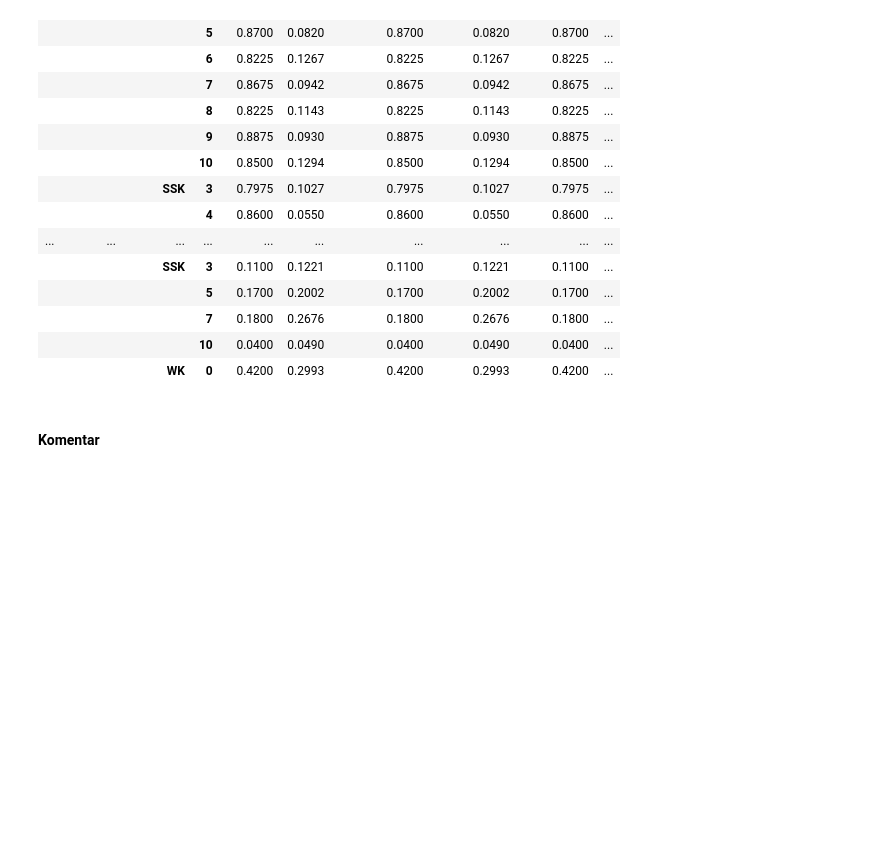
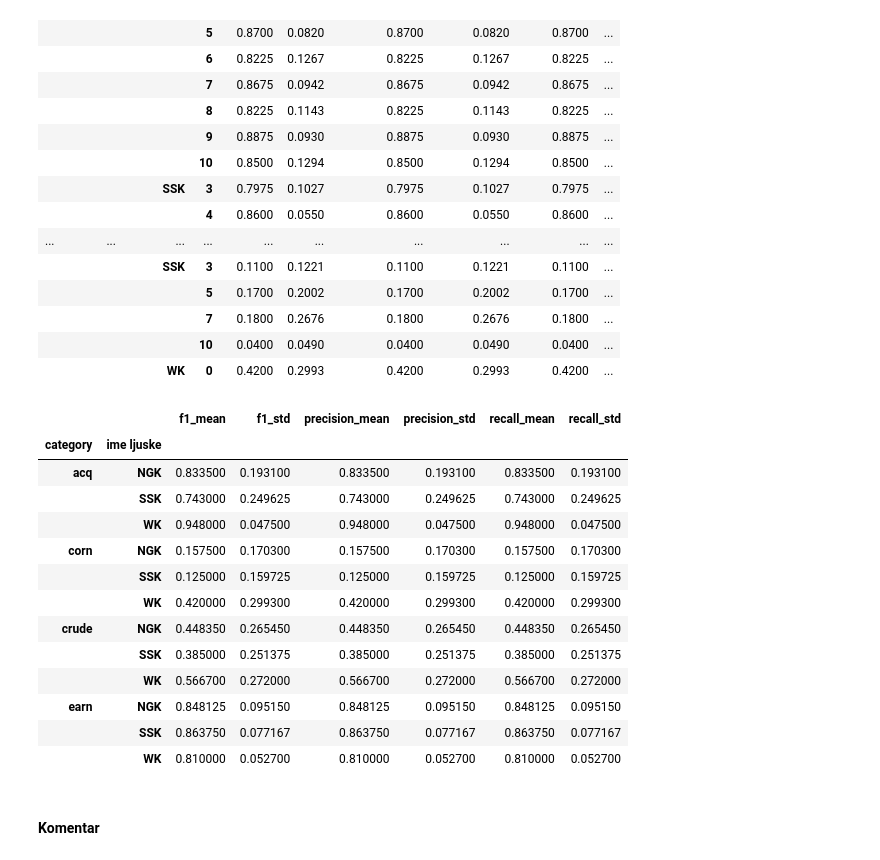
Before and after one commit to majajuric/UUZOP-Text-Classification-using-String-Kernels, a Jupyter notebook: Poboljšanje rezultata.ipynb, the cells around one changed output. Cells and saved outputs as stored; diff of their text form; code cells hidden in the pictures; blank space fills up the shorter version.

```diff
--- a/Poboljšanje rezultata.ipynb
+++ b/Poboljšanje rezultata.ipynb
@@ -21,7 +21,7 @@ from sklearn.feature_extraction.text import TfidfTransformer
 pd.set_option('display.max_rows', None)
 pd.set_option('display.max_columns', None)
 pd.set_option('display.width', None)
-pd.set_option('display.max_colwidth', -1)
+pd.set_option('display.max_colwidth', None)
 # %%
 clanci = pd.read_csv("my_data/data/clanci_split.csv", index_col = 0)
 clanci.head()
@@ -474,6 +456,24 @@ display(rezultat)
 |  |  |  | 7 | 0.1800 | 0.2676 | 0.1800 | 0.2676 | 0.1800 | ... |
 |  |  |  | 10 | 0.0400 | 0.0490 | 0.0400 | 0.0490 | 0.0400 | ... |
 |  |  | WK | 0 | 0.4200 | 0.2993 | 0.4200 | 0.2993 | 0.4200 | ... |
+# %%
+grupirano = rezultat.groupby(["category", "ime ljuske"]).mean()
+display(grupirano)
+# %% [output]
+|  |  | f1_mean | f1_std | precision_mean | precision_std | recall_mean | recall_std |
+| category | ime ljuske |  |  |  |  |  |  |
+| acq | NGK | 0.833500 | 0.193100 | 0.833500 | 0.193100 | 0.833500 | 0.193100 |
+|  | SSK | 0.743000 | 0.249625 | 0.743000 | 0.249625 | 0.743000 | 0.249625 |
+|  | WK | 0.948000 | 0.047500 | 0.948000 | 0.047500 | 0.948000 | 0.047500 |
+| corn | NGK | 0.157500 | 0.170300 | 0.157500 | 0.170300 | 0.157500 | 0.170300 |
+|  | SSK | 0.125000 | 0.159725 | 0.125000 | 0.159725 | 0.125000 | 0.159725 |
+|  | WK | 0.420000 | 0.299300 | 0.420000 | 0.299300 | 0.420000 | 0.299300 |
+| crude | NGK | 0.448350 | 0.265450 | 0.448350 | 0.265450 | 0.448350 | 0.265450 |
+|  | SSK | 0.385000 | 0.251375 | 0.385000 | 0.251375 | 0.385000 | 0.251375 |
+|  | WK | 0.566700 | 0.272000 | 0.566700 | 0.272000 | 0.566700 | 0.272000 |
+| earn | NGK | 0.848125 | 0.095150 | 0.848125 | 0.095150 | 0.848125 | 0.095150 |
+|  | SSK | 0.863750 | 0.077167 | 0.863750 | 0.077167 | 0.863750 | 0.077167 |
+|  | WK | 0.810000 | 0.052700 | 0.810000 | 0.052700 | 0.810000 | 0.052700 |
 # %% [markdown]
 #### Komentar
 # %% [markdown]
```
Also changed, not shown: parts of 11 cells of this notebook, 3 other files.
